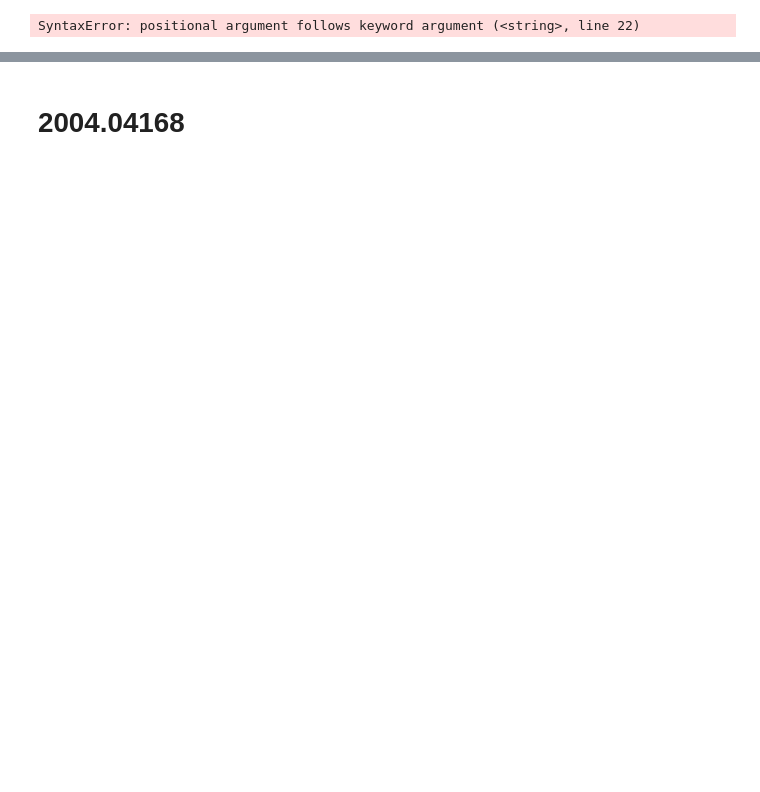
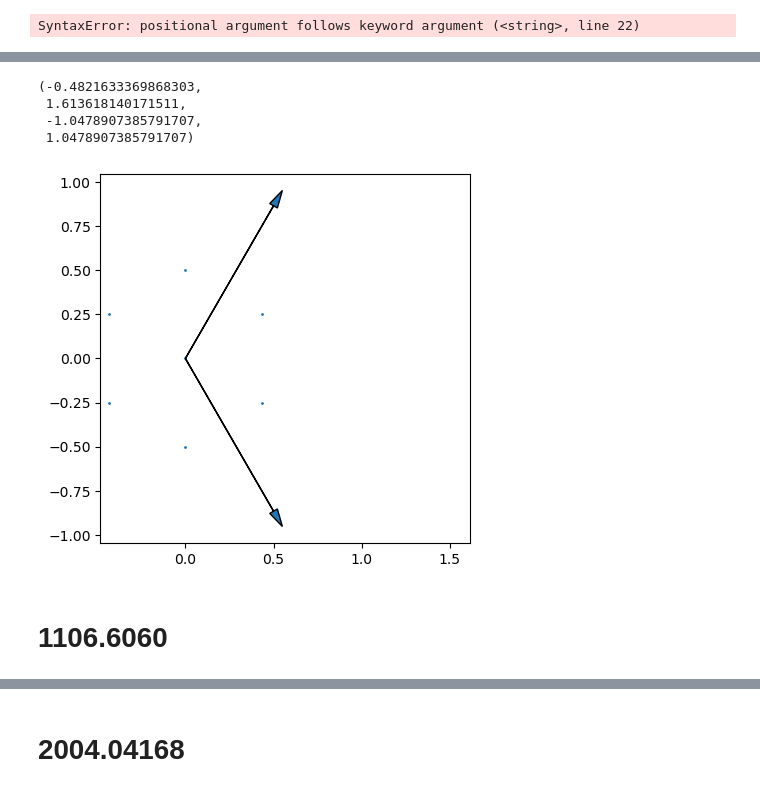
Before and after one commit to hainingpan/HartreeFock_GPT, a Jupyter notebook: test_coding/Dataset_v1_Outputs.ipynb, the cells around one changed output, grey strips where cells are left out. Saved outputs shown, nothing was run; the diff lists cells and outputs as text; code cells hidden in the pictures; blank space fills up the shorter version.

```diff
--- a/test_coding/Dataset_v1_Outputs.ipynb
+++ b/test_coding/Dataset_v1_Outputs.ipynb
@@ -354,0 +485,14 @@ Successfully executed code for ('2110.1133', 1).
+# %%
+plt.scatter(ham.k_space[:,0],ham.k_space[:,1],s=1)
+
+plt.arrow(0,0,vec[0,0],vec[0,1],head_width=0.05, head_length=0.1)
+plt.arrow(0,0,vec[1,0],vec[1,1],head_width=0.05, head_length=0.1)
+plt.axis('square')
+# %% [output]
+(-0.4821633369868303,
+ 1.613618140171511,
+ -1.0478907385791707,
+ 1.0478907385791707)
+[figure, added]
+# %% [markdown]
+# 1106.6060
```
Also changed, not shown: parts of 68 cells of this notebook, 37 other files.
